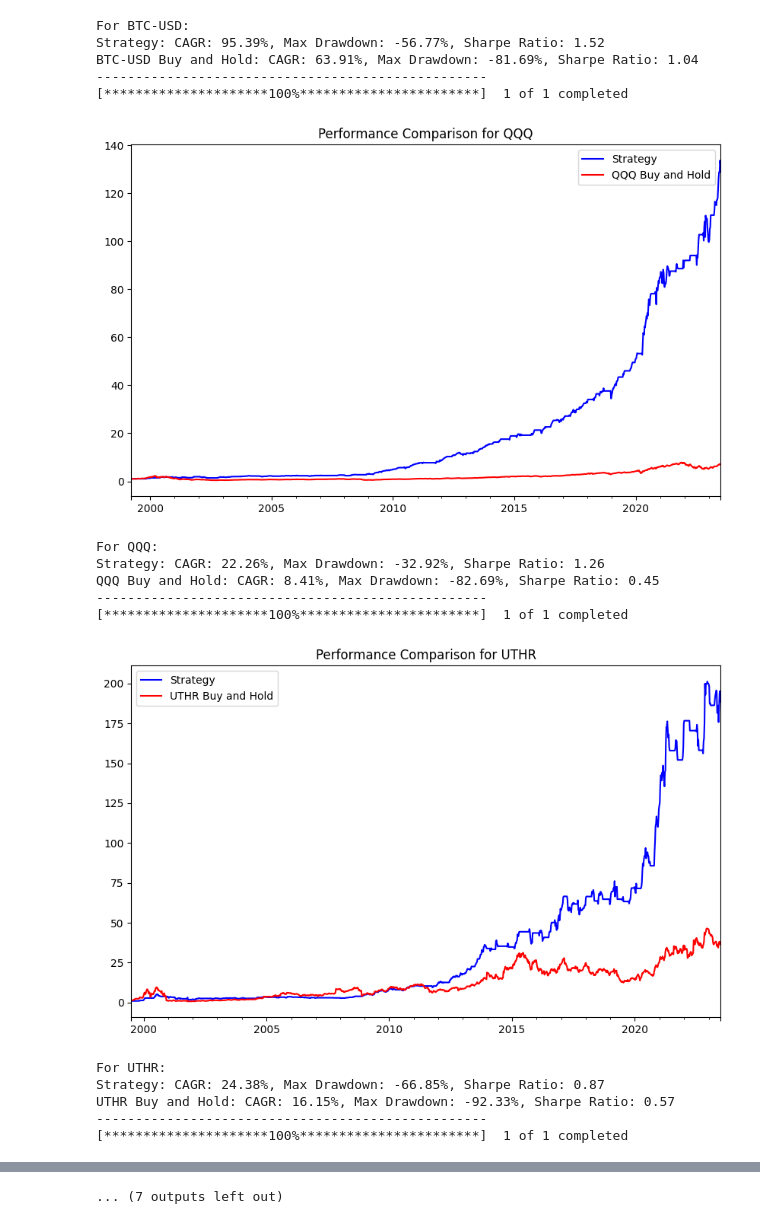
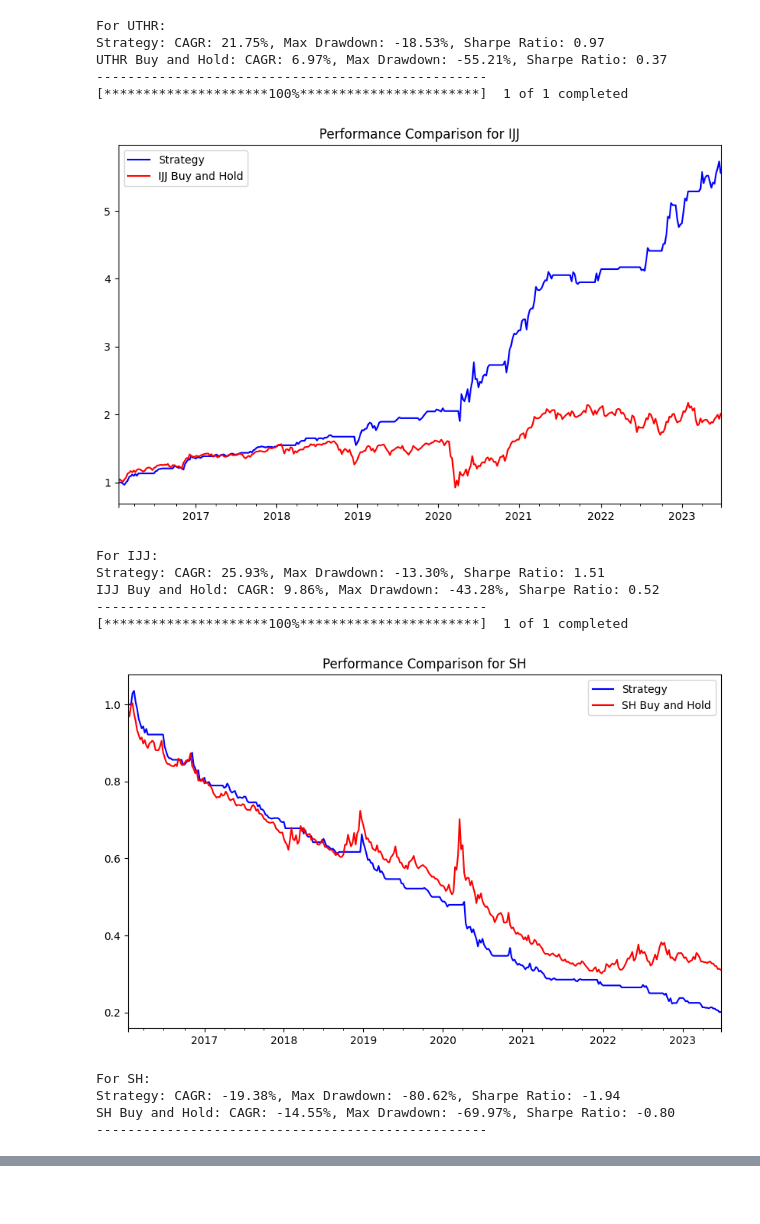
Before and after one commit to dkn-maida/farscape-investment, a Jupyter notebook: usa/nfci.ipynb, the cells around one changed output, grey strips where cells are left out. Cells and saved outputs as stored; diff of their text form; code cells hidden in the pictures; blank space fills up the shorter version.

```diff
--- a/usa/nfci.ipynb
+++ b/usa/nfci.ipynb
@@ -10,11 +10,11 @@ nfci_data['date'] = pd.to_datetime(nfci_data['DATE'])
 nfci_data.set_index('date', inplace=True)
 nfci_data['nfci_sma_14'] = nfci_data['NFCI'].rolling(window=2).mean()  # Corrected window size
 
-tickers = ['IJJ', 'SPY', 'BTC-USD', 'QQQ', 'UTHR', 'EWZ', 'EWP', 'EWJ', 'EWZ']  # Added BTC-USD for Bitcoin
+tickers = ['SPY','QQQ','UTHR','IJJ', 'SH']  # Added BTC-USD for Bitcoin
 
 for ticker in tickers:
     # Download data for the ticker
-    stock_data = yf.download(ticker, start=nfci_data.index.min(), end=nfci_data.index.max())
+    stock_data = yf.download(ticker, start='2016-01-01', end=nfci_data.index.max())
     stock_data = stock_data[['Close']].resample("W-FRI").last()
 
     # Merge the two dataframes
@@ -84,17 +84,16 @@ SPY Buy and Hold: CAGR: 7.78%, Max Drawdown: -55.91%, Sharpe Ratio: 0.52
-For BTC-USD:
-Strategy: CAGR: 95.39%, Max Drawdown: -56.77%, Sharpe Ratio: 1.52
-BTC-USD Buy and Hold: CAGR: 63.91%, Max Drawdown: -81.69%, Sharpe Ratio: 1.04
+For UTHR:
+Strategy: CAGR: 21.75%, Max Drawdown: -18.53%, Sharpe Ratio: 0.97
+UTHR Buy and Hold: CAGR: 6.97%, Max Drawdown: -55.21%, Sharpe Ratio: 0.37
 --------------------------------------------------
 [*********************100%***********************]  1 of 1 completed
-[figure, old version]
+[figure, new version]
-For QQQ:
-Strategy: CAGR: 22.26%, Max Drawdown: -32.92%, Sharpe Ratio: 1.26
-QQQ Buy and Hold: CAGR: 8.41%, Max Drawdown: -82.69%, Sharpe Ratio: 0.45
+For IJJ:
+Strategy: CAGR: 25.93%, Max Drawdown: -13.30%, Sharpe Ratio: 1.51
+IJJ Buy and Hold: CAGR: 9.86%, Max Drawdown: -43.28%, Sharpe Ratio: 0.52
 --------------------------------------------------
 [*********************100%***********************]  1 of 1 completed
-[figure, old version]
+[figure, new version]
-For UTHR:
-Strategy: CAGR: 24.38%, Max Drawdown: -66.85%, Sharpe Ratio: 0.87
-UTHR Buy and Hold: CAGR: 16.15%, Max Drawdown: -92.33%, Sharpe Ratio: 0.57
+For SH:
+Strategy: CAGR: -19.38%, Max Drawdown: -80.62%, Sharpe Ratio: -1.94
+SH Buy and Hold: CAGR: -14.55%, Max Drawdown: -69.97%, Sharpe Ratio: -0.80
 --------------------------------------------------
-[*********************100%***********************]  1 of 1 completed
@@ -102,4 +100,3 @@ UTHR Buy and Hold: CAGR: 16.15%, Max Drawdown: -92.33%, Sharpe Ratio: 0.57
-... (7 outputs left out)
 # %%
 import pandas as pd
 import yfinance as yf
```
Also changed, not shown: parts of 5 cells of this notebook, 33 other files.
